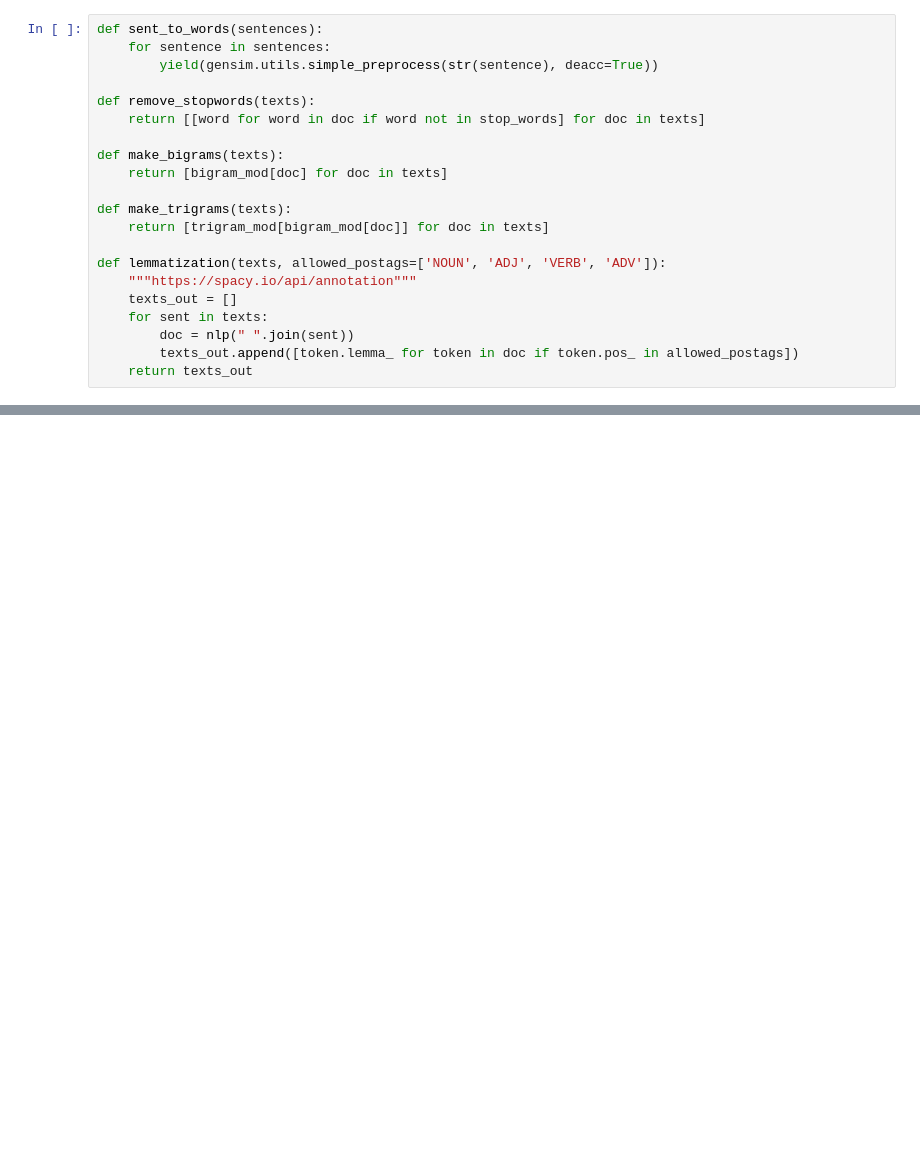
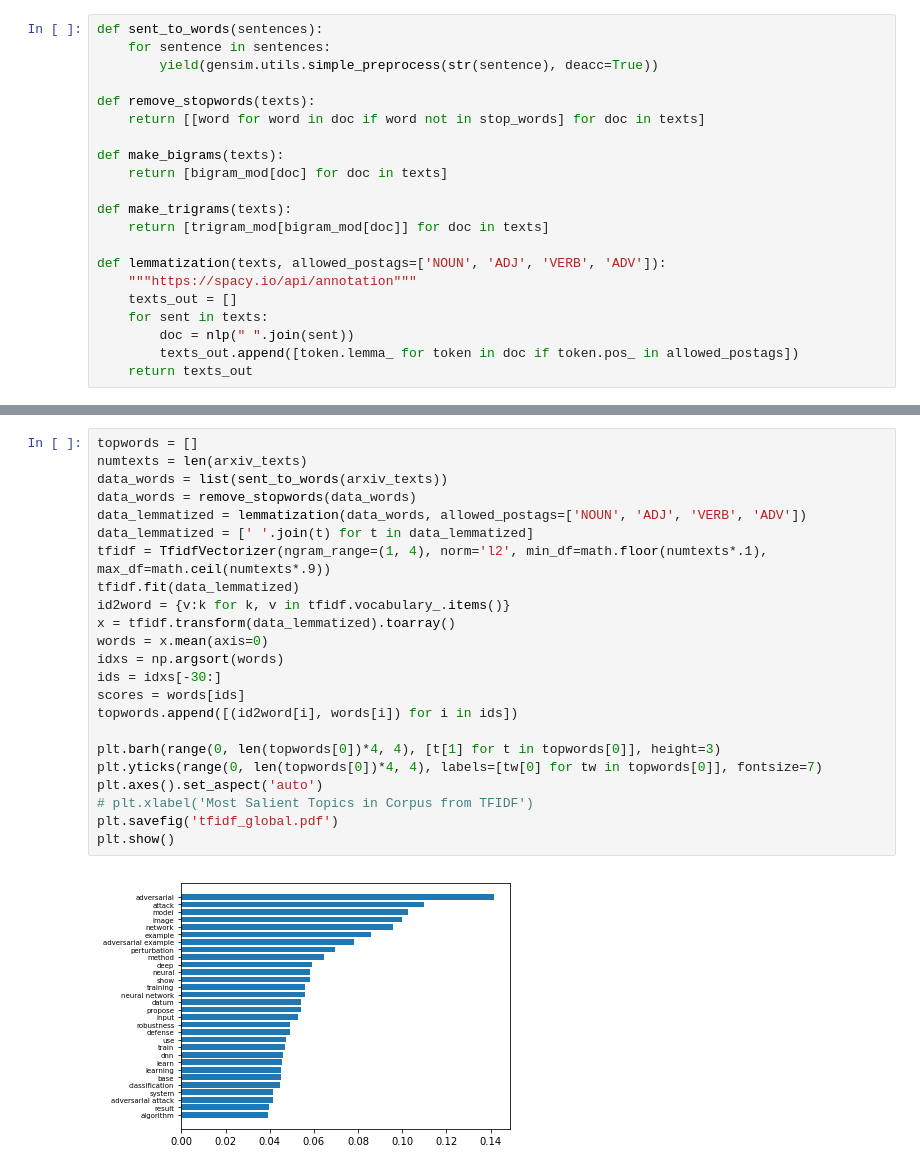
Before and after one commit to travismorenz/polar-research-tool, a Jupyter notebook: topic.ipynb, the cells around one changed output, grey strips where cells are left out. Saved outputs shown, nothing was run; the diff lists cells and outputs as text; blank space fills up the shorter version.

```diff
--- a/topic.ipynb
+++ b/topic.ipynb
@@ -181,0 +215,25 @@ topic
+# %%
+topwords = []
+numtexts = len(arxiv_texts)
+data_words = list(sent_to_words(arxiv_texts))
+data_words = remove_stopwords(data_words)
+data_lemmatized = lemmatization(data_words, allowed_postags=['NOUN', 'ADJ', 'VERB', 'ADV'])
+data_lemmatized = [' '.join(t) for t in data_lemmatized]
+tfidf = TfidfVectorizer(ngram_range=(1, 4), norm='l2', min_df=math.floor(numtexts*.1), max_df=math.ceil(numtexts*.9))
+tfidf.fit(data_lemmatized)
+id2word = {v:k for k, v in tfidf.vocabulary_.items()}
+x = tfidf.transform(data_lemmatized).toarray()
+words = x.mean(axis=0)
+idxs = np.argsort(words)
+ids = idxs[-30:]
+scores = words[ids]
+topwords.append([(id2word[i], words[i]) for i in ids])
+
+plt.barh(range(0, len(topwords[0])*4, 4), [t[1] for t in topwords[0]], height=3)
+plt.yticks(range(0, len(topwords[0])*4, 4), labels=[tw[0] for tw in topwords[0]], fontsize=7)
+plt.axes().set_aspect('auto')
+# plt.xlabel('Most Salient Topics in Corpus from TFIDF')
+plt.savefig('tfidf_global.pdf')
+plt.show()
+# %% [output]
+[figure, added]
```
Also changed, not shown: parts of 15 cells of this notebook.
